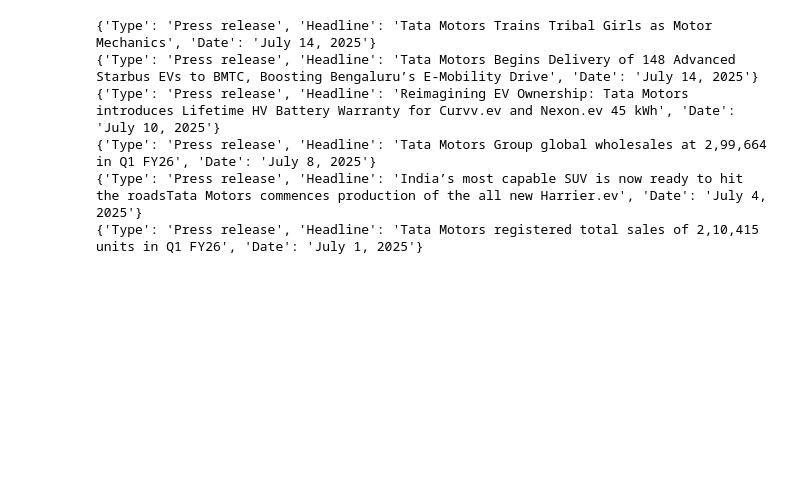
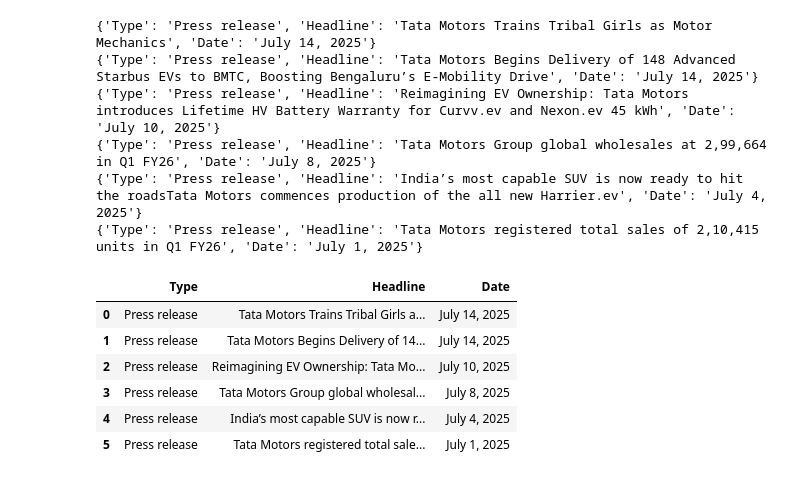
Before and after one commit to Subash-d/Stock-price-prediction, a Jupyter notebook: Stock price prediction/web_scrapping/web_scrapping.ipynb, the cells around one changed output. Cells and saved outputs as stored; diff of their text form; code cells hidden in the pictures; blank space fills up the shorter version.

```diff
--- a/Stock price prediction/web_scrapping/web_scrapping.ipynb
+++ b/Stock price prediction/web_scrapping/web_scrapping.ipynb
@@ -25,21 +1,3 @@ tata_link.click()
-# %%
-###IGNORE THIS CODE
-
-from selenium import webdriver
-from selenium.webdriver.support.ui import WebDriverWait
-from selenium.webdriver.support import expected_conditions as EC
-from selenium.webdriver.common.by import By
-from selenium.webdriver.common.keys import Keys
-#
-driver = webdriver.Chrome()
-driver.get('https://www.tatamotors.com/newsroom/press-releases/')
-driver.maximize_window()
-driver.execute_script('window.scrollBy(0,700)')
-# first_news = WebDriverWait(driver, 5).until(
-#     EC.element_to_be_clickable((By.CLASS_NAME,'title.appearIntro'))
-#                                             )
-headline = driver.find_element(By.XPATH,"//h4[normalize-space()='Tata Motors Trains Tribal Girls as Motor Mechanics']")
-print(headline.text)
 # %%
 ##CLEAN CODE STARTS HERE
 
@@ -108,3 +66,15 @@ for news in news_list:
 {'Type': 'Press release', 'Headline': 'Tata Motors Group global wholesales at 2,99,664 in Q1 FY26', 'Date': 'July 8, 2025'}
 {'Type': 'Press release', 'Headline': 'India’s most capable SUV is now ready to hit the roadsTata Motors commences production of the all new Harrier.ev', 'Date': 'July 4, 2025'}
 {'Type': 'Press release', 'Headline': 'Tata Motors registered total sales of 2,10,415 units in Q1 FY26', 'Date': 'July 1, 2025'}
+# %%
+import pandas as pd
+july_news = pd.DataFrame(news_list)
+july_news
+# %% [output]
+|  | Type | Headline | Date |
+| 0 | Press release | Tata Motors Trains Tribal Girls a... | July 14, 2025 |
+| 1 | Press release | Tata Motors Begins Delivery of 14... | July 14, 2025 |
+| 2 | Press release | Reimagining EV Ownership: Tata Mo... | July 10, 2025 |
+| 3 | Press release | Tata Motors Group global wholesal... | July 8, 2025 |
+| 4 | Press release | India’s most capable SUV is now r... | July 4, 2025 |
+| 5 | Press release | Tata Motors registered total sale... | July 1, 2025 |
```
Also changed, not shown: parts of 3 cells of this notebook, 1 other file.
